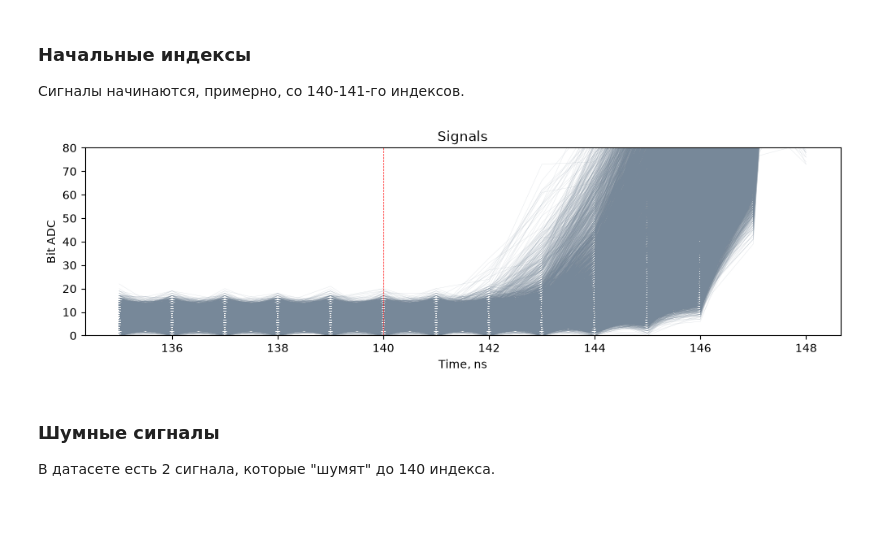
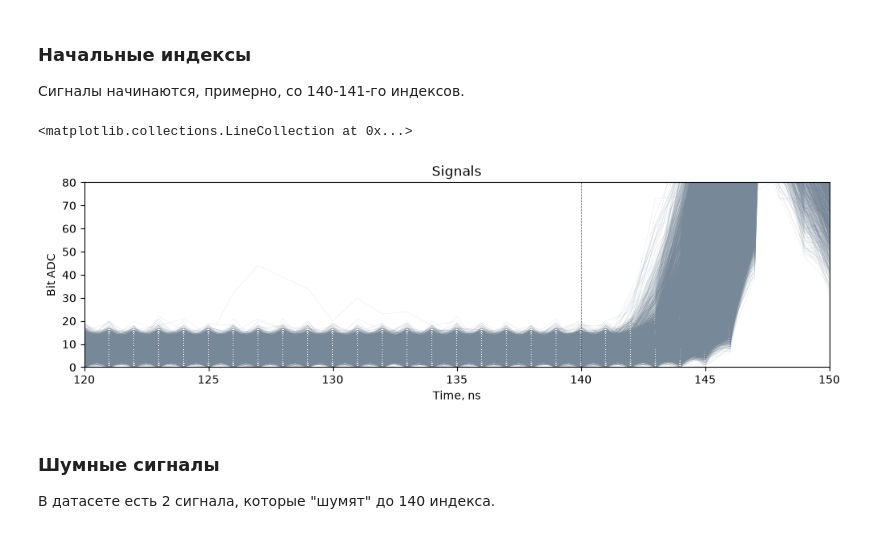
Before and after one commit to AlekseiAgarkov/kaggle_unsupervised_ml_signal_classification, a Jupyter notebook: notebooks/1_Exploratory_Data_Analysis.ipynb, the cells around one changed output. Cells and saved outputs as stored; diff of their text form; code cells hidden in the pictures.

```diff
--- a/notebooks/1_Exploratory_Data_Analysis.ipynb
+++ b/notebooks/1_Exploratory_Data_Analysis.ipynb
@@ -11,18 +15,3 @@ import matplotlib.pyplot as plt
-# %%
-thin = dict(alpha=0.25, linewidth=0.25)
-highlight = dict(alpha=0.8, linewidth=1.5)
-basic_line = dict(**thin, color='lightslategrey')
-highlight_line = dict(**highlight, color='salmon')
-wide_plt = dict(figsize=(12, 3), legend=None)
-signals_title = dict(title='Signals')
-red_dash = dict(color='r', linestyle='--', linewidth=0.5)
-x_label = "Time, ns"
-y_label = "Bit ADC"
-
-
-def set_axis_labels(ax):
-    ax.set_xlabel(x_label)
-    ax.set_ylabel(y_label)
 # %% [markdown]
 ## Загрузка данных
 # %%
@@ -105,12 +102,11 @@ set_axis_labels(ax)
 ### Начальные индексы
 Сигналы начинаются, примерно, со 140-141-го индексов.
 # %%
-ax = df_raw.iloc[:, 135:149].T.plot(**signals_title, **wide_plt, **basic_line)
+ax = plot_plain_signal(df_raw.iloc[:, :1000].T, xlim=(120, 150), ylim=(0, 80), **signals_title, **basic_line)
 ax.vlines(x=[140], ymin=0, ymax=80, **red_dash)
-ax.set_ylim(0, 80)
-set_axis_labels(ax)
 # %% [output]
+<matplotlib.collections.LineCollection at 0x...>
-[figure, old version]
+[figure, new version]
 # %% [markdown]
 ### Шумные сигналы
 В датасете есть 2 сигнала, которые "шумят" до 140 индекса.
```
Also changed, not shown: parts of 21 cells of this notebook.
